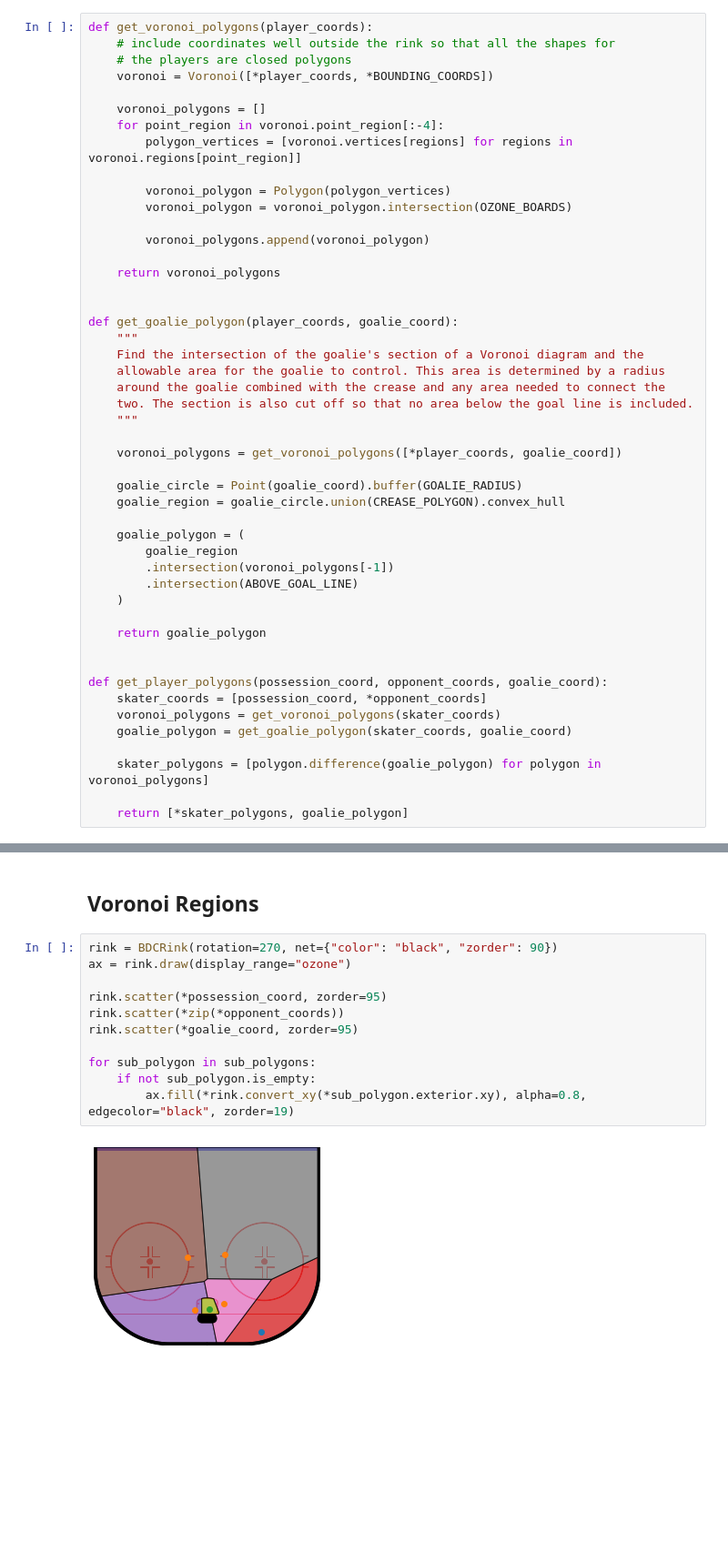
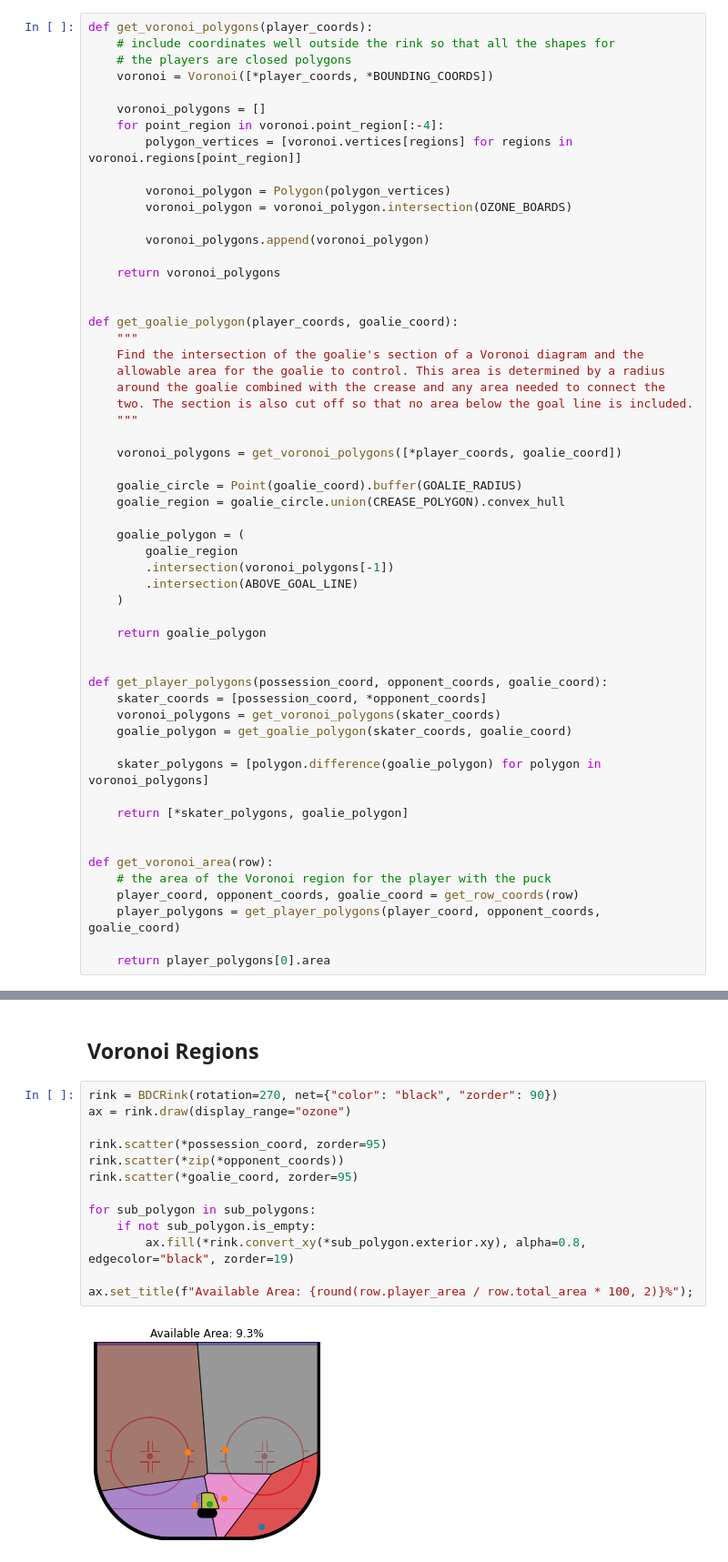
Before and after one commit to VKarpick/powerplay, a Jupyter notebook: powerplay_data_prep.ipynb, the cells around one changed output, grey strips where cells are left out. Shown at 91% size. Drawn from its saved outputs; the diff is of its cells as text; blank space fills up the shorter version.

```diff
--- a/powerplay_data_prep.ipynb
+++ b/powerplay_data_prep.ipynb
@@ -504,3 +449,11 @@ def get_player_polygons(possession_coord, opponent_coords, goalie_coord):
     skater_polygons = [polygon.difference(goalie_polygon) for polygon in voronoi_polygons]
 
     return [*skater_polygons, goalie_polygon]
+
+
+def get_voronoi_area(row):
+    # the area of the Voronoi region for the player with the puck
+    player_coord, opponent_coords, goalie_coord = get_row_coords(row)
+    player_polygons = get_player_polygons(player_coord, opponent_coords, goalie_coord)
+
+    return player_polygons[0].area
@@ -646,13 +619,15 @@ available_ice = get_available_ice(desirable_ice, player_polygons[0])
 # %%
 rink = BDCRink(rotation=270, net={"color": "black", "zorder": 90})
 ax = rink.draw(display_range="ozone")
 
 rink.scatter(*possession_coord, zorder=95)
 rink.scatter(*zip(*opponent_coords))
 rink.scatter(*goalie_coord, zorder=95)
 
 for sub_polygon in sub_polygons:
     if not sub_polygon.is_empty:
         ax.fill(*rink.convert_xy(*sub_polygon.exterior.xy), alpha=0.8, edgecolor="black", zorder=19)
+
+ax.set_title(f"Available Area: {round(row.player_area / row.total_area * 100, 2)}%");
 # %% [output]
-[figure, old version]
+[figure, new version]
```
Also changed, not shown: parts of 20 cells of this notebook.
